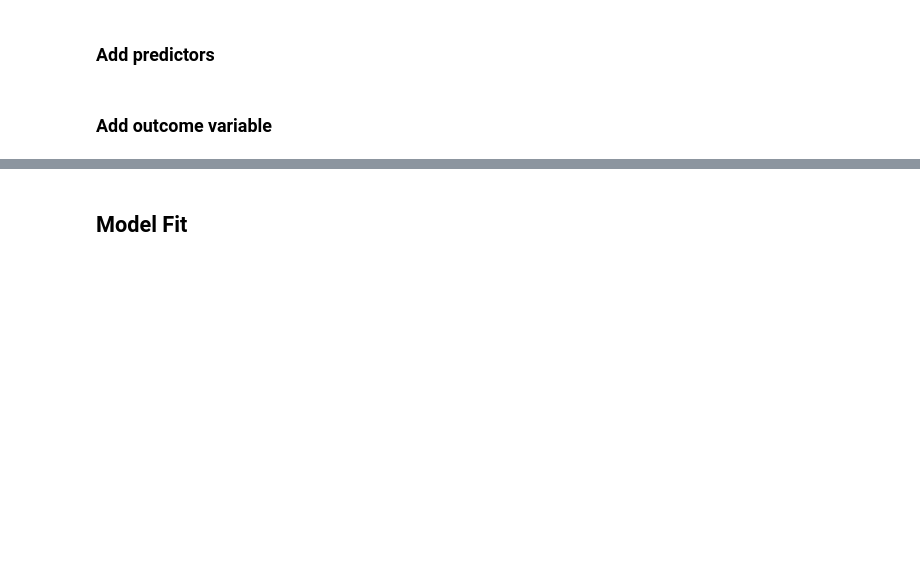
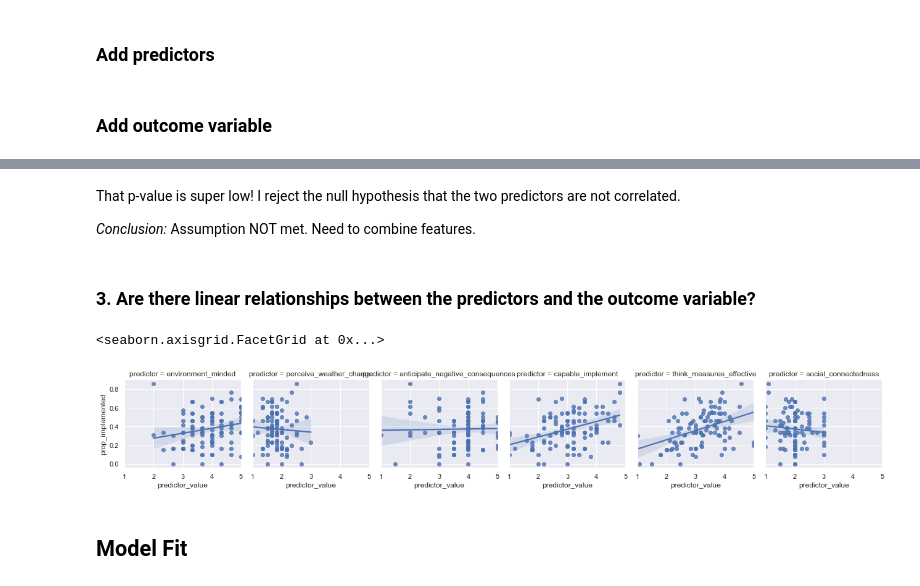
Before and after one commit to brooke-l-hawkins/Capstone-Climate-Mitigation, a Jupyter notebook: code/notebooks/07-blh-draft-pipeline.ipynb, the cells around one changed output, grey strips where cells are left out. Cells and saved outputs as stored; diff of their text form; code cells hidden in the pictures; blank space fills up the shorter version.

```diff
--- a/code/notebooks/07-blh-draft-pipeline.ipynb
+++ b/code/notebooks/07-blh-draft-pipeline.ipynb
@@ -71,3 +143,17 @@ processed_df['prop_implemented'] = processed_df['num_implemented'] / processed_d
+# %% [markdown]
+That p-value is super low! I reject the null hypothesis that the two predictors are not correlated.
+
+*Conclusion:* Assumption NOT met. Need to combine features.
+# %% [markdown]
+### 3. Are there linear relationships between the predictors and the outcome variable?
+# %%
+# visual check for linear relationships
+vars_df = pd.melt(processed_df, id_vars=['prop_implemented'], value_vars=['environment_minded', 'perceive_weather_change', 'anticipate_negative_consequences', 'capable_implement', 'think_measures_effective', 'social_connectedness'], var_name='predictor', value_name='predictor_value')
+g = sns.FacetGrid(vars_df, col='predictor')
+g.map(sns.regplot, 'predictor_value', 'prop_implemented')
+# %% [output]
+<seaborn.axisgrid.FacetGrid at 0x...>
+[figure, added]
 # %% [markdown]
 ## Model Fit
 # %%
```
Also changed, not shown: parts of 15 cells of this notebook.
